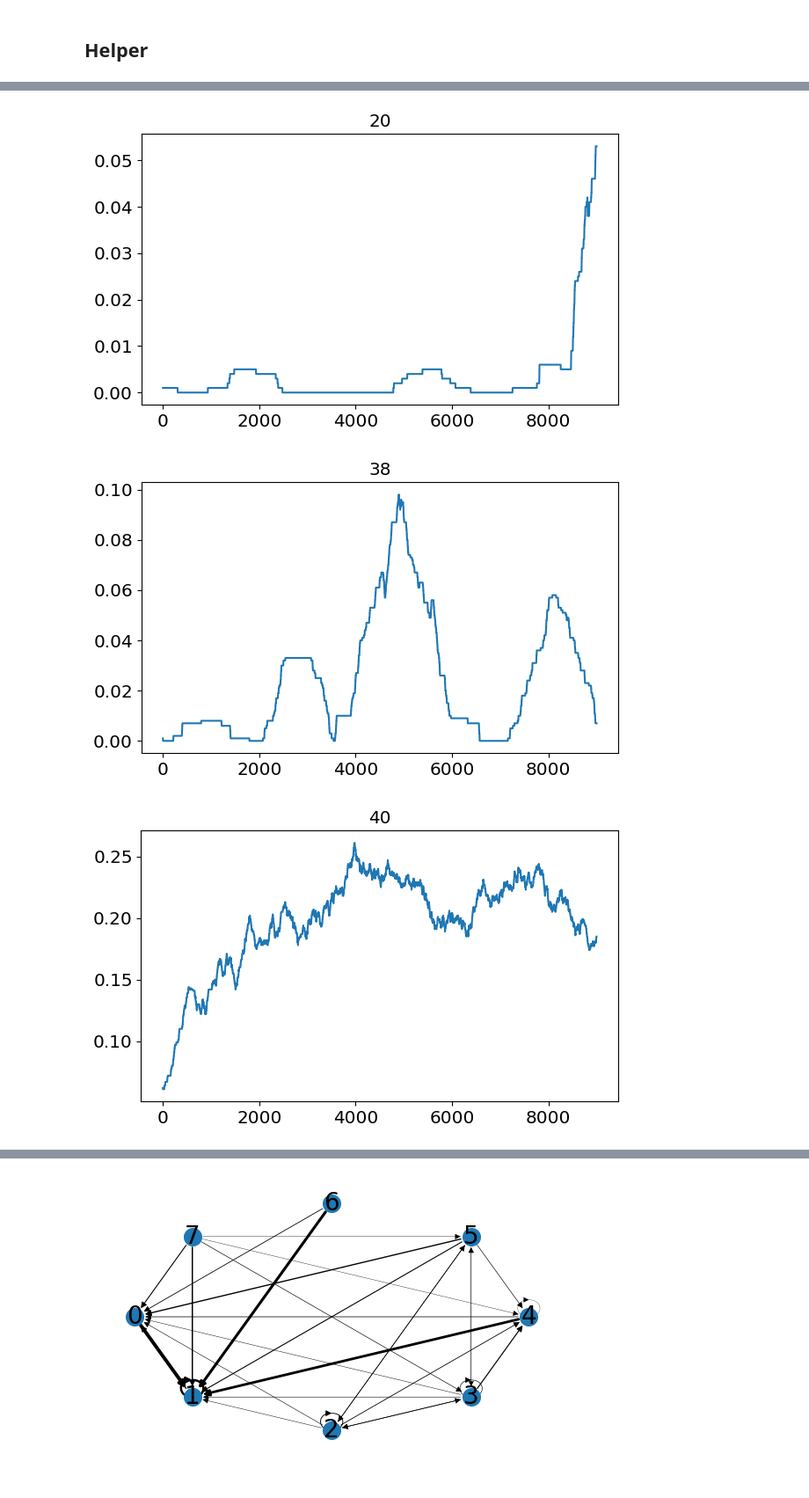
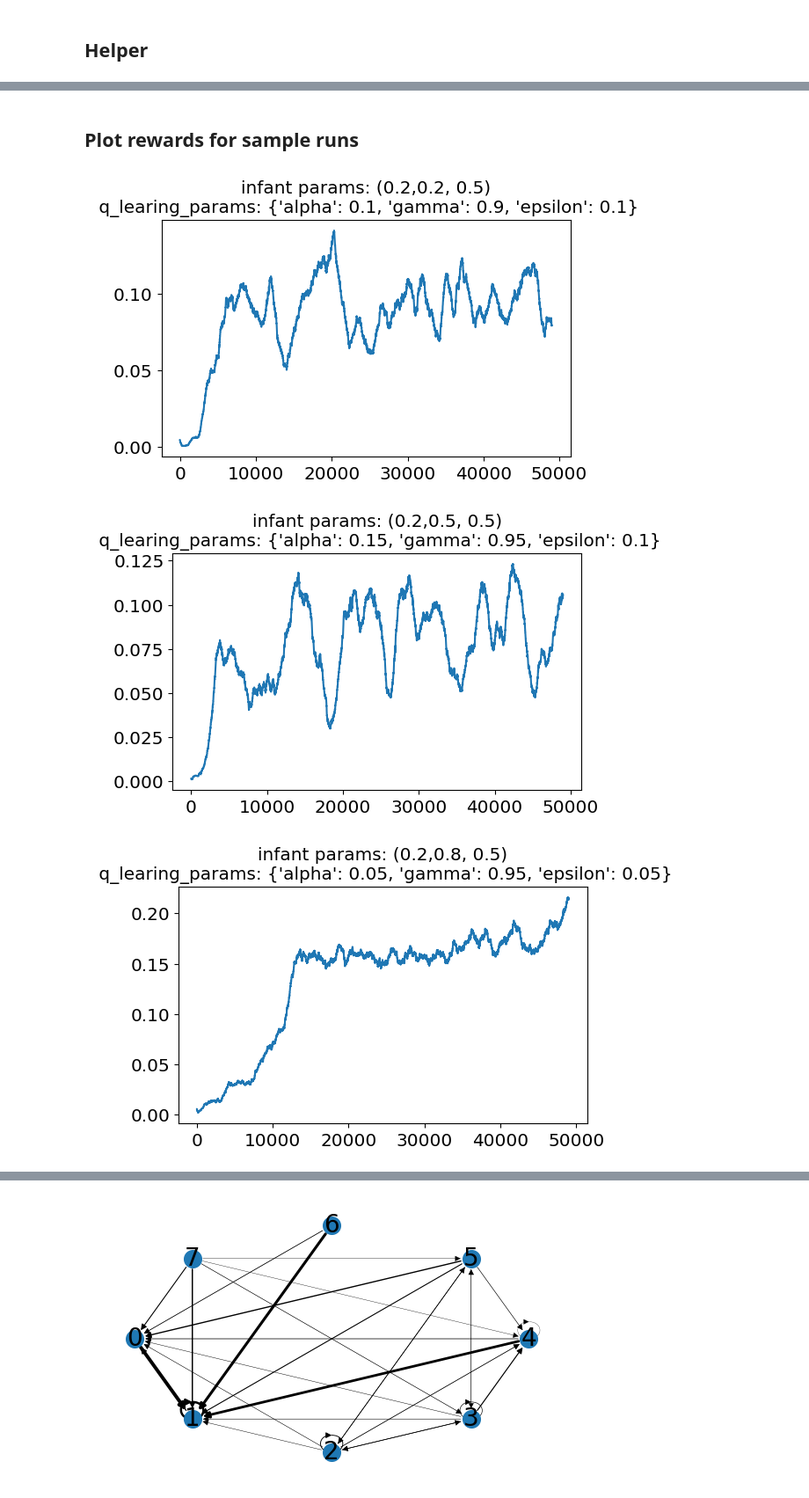
Before and after one commit to roznawsk/infant-abm, a Jupyter notebook: visualization_v2.ipynb, the cells around one changed output, grey strips where cells are left out. Shown at 88% size. Saved outputs shown, nothing was run; the diff lists cells and outputs as text; code cells hidden in the pictures.

```diff
--- a/visualization_v2.ipynb
+++ b/visualization_v2.ipynb
@@ -19,7 +19,7 @@ from infant_abm.db_utils import load_run
 
 params = {
     "legend.fontsize": "x-large",
-    "figure.figsize": (7, 4),
+    "figure.figsize": (6, 3.5),
     "axes.labelsize": "x-large",
     "axes.titlesize": "x-large",
     "xtick.labelsize": "x-large",
@@ -68,7 +68,7 @@ def load_v2run_results(model, run_name):
     return results_df
 # %%
 MODEL = "v0.2.0"
-RUN_NAME = "test_learn_10k"
+RUN_NAME = "q_learn_50k"
 
 N_SAMPLES, ITERATIONS, REPEATS, load_partial = load_description(MODEL, RUN_NAME)
 results_df = load_v2run_results(MODEL, RUN_NAME)
@@ -95,10 +84,14 @@ results_df
+# %% [markdown]
+## Plot rewards for sample runs
 # %%
 for i, row in results_df.sample(3).iterrows():
     avg = running_avg(row["rewards"], 1000, "valid")
     plot = sns.lineplot(avg)
-    plot.set_title(f"{i}")
+    plot.set_title(
+        f"infant params: ({row["perception"]},{row["persistence"]}, {row["coordination"]})\n q_learing_params: {row["infant_kwargs"]}"
+    )
     plt.show()
 # %% [output]
-[figure, old version]
+[figure, new version]
-[figure, old version]
+[figure, new version]
-[figure, old version]
+[figure, new version]
```
Also changed, not shown: parts of 22 cells of this notebook, 6 other files.
